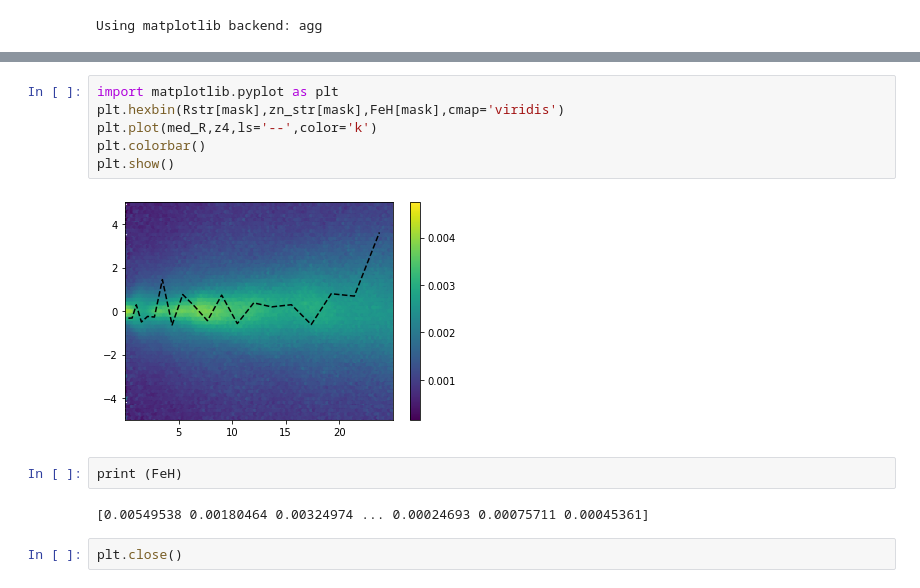
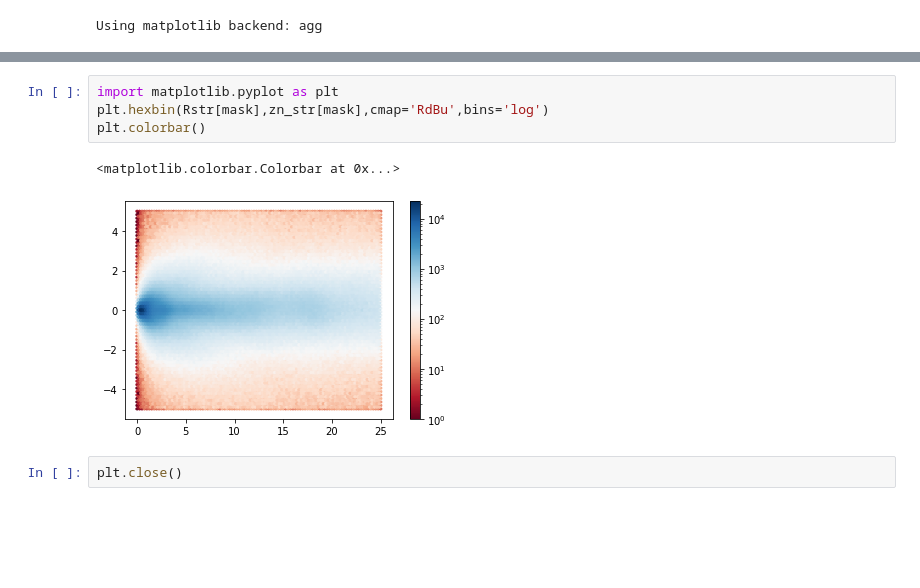
Before and after one commit to ornemarioni/gradients, a Jupyter notebook: programs/metallicity_gradients.ipynb, the cells around one changed output, grey strips where cells are left out. Cells and saved outputs as stored; diff of their text form; blank space fills up the shorter version.

```diff
--- a/programs/metallicity_gradients.ipynb
+++ b/programs/metallicity_gradients.ipynb
@@ -158,15 +222,10 @@ print (z4)
 # %%
 import matplotlib.pyplot as plt
-plt.hexbin(Rstr[mask],zn_str[mask],FeH[mask],cmap='viridis')
-plt.plot(med_R,z4,ls='--',color='k')
+plt.hexbin(Rstr[mask],zn_str[mask],cmap='RdBu',bins='log')
 plt.colorbar()
-plt.show()
 # %% [output]
+<matplotlib.colorbar.Colorbar at 0x...>
-[figure, old version]
+[figure, new version]
-# %%
-print (FeH)
-# %% [output]
-[0.00549538 0.00180464 0.00324974 ... 0.00024693 0.00075711 0.00045361]
 # %%
 plt.close()
 # %%
```
Also changed, not shown: parts of 9 cells of this notebook.
